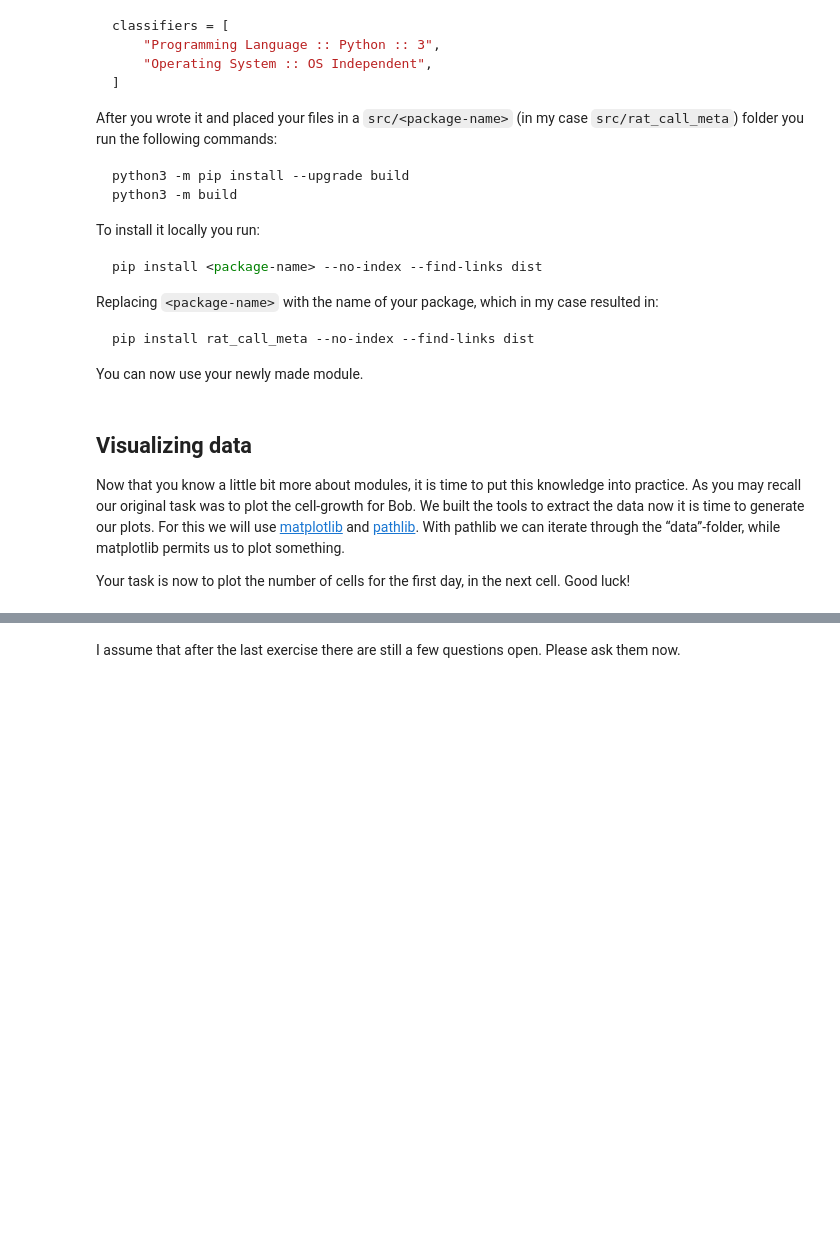
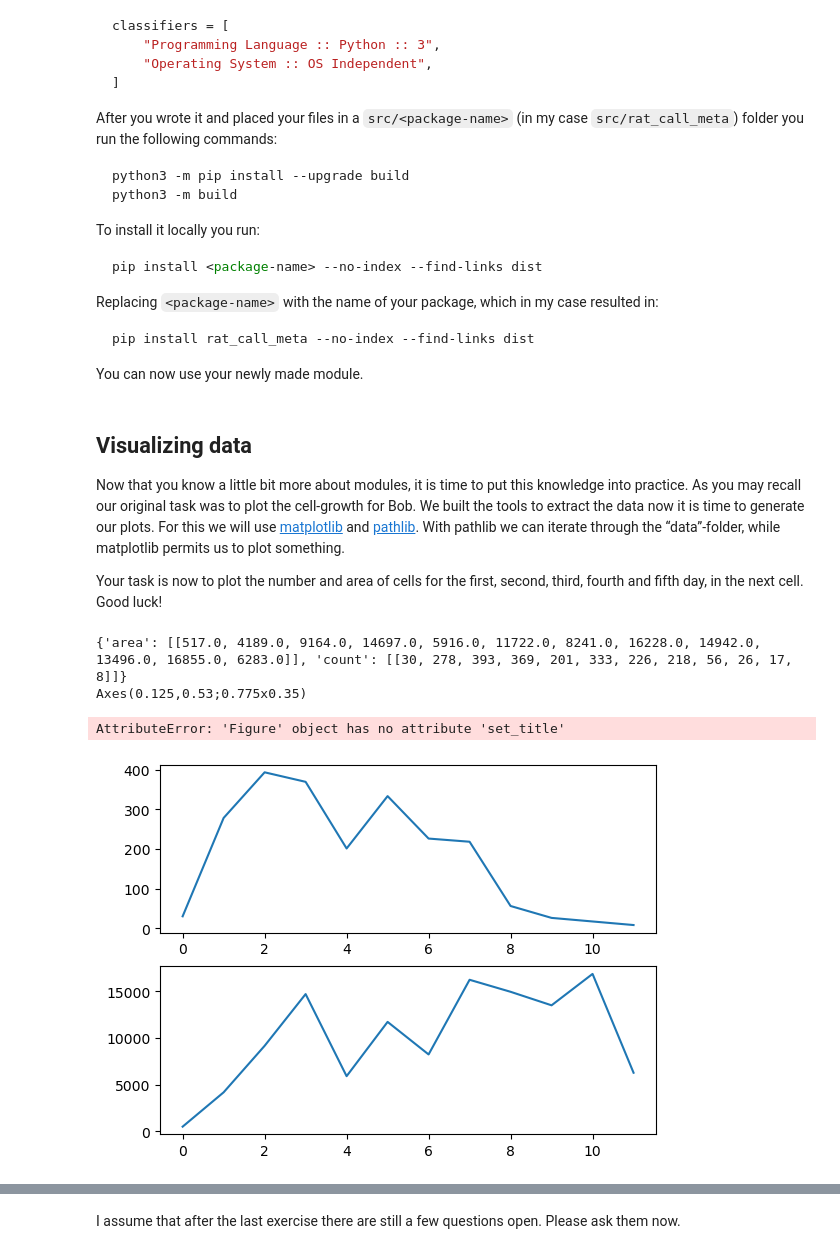
Before and after one commit to Einsied/PythonBasicsForBiologists, a Jupyter notebook: 04_Classes_and_modules.ipynb, the cells around one changed output, grey strips where cells are left out. Drawn from its saved outputs; the diff is of its cells as text; code cells hidden in the pictures; folded sections open; blank space fills up the shorter version.

```diff
--- a/04_Classes_and_modules.ipynb
+++ b/04_Classes_and_modules.ipynb
@@ -887,9 +887,83 @@ You can now use your newly made module.
 
 Now that you know a little bit more about modules, it is time to put this knowledge into practice. As you may recall our original task was to plot the cell-growth for Bob. We built the tools to extract the data now it is time to generate our plots. For this we will use [matplotlib](https://matplotlib.org/stable/users/explain/quick_start.html) and [pathlib](https://matplotlib.org/stable/users/explain/quick_start.html). With pathlib we can iterate through the “data”-folder, while matplotlib permits us to plot something.
 
-Your task is now to plot the number of cells for the first day, in the next cell. Good luck!
+Your task is now to plot the number and area of cells for the first, second, third, fourth and fifth day, in the next cell. Good luck!
 # %%
 # Write your code here
+
+import csv
+import pathlib
+import matplotlib.pyplot
+
+def process_csv(csv_file, dishes):
+    with open(csv_file, "r") as csv_file_handle:
+        _, day, _ , dish_number, _, zoom_factor = str(csv_file).split("_")
+        cell_counter = 0
+        cell_area_counter = 0
+        reader = csv.DictReader(csv_file_handle)
+        for row in reader:
+            cell_counter += 1
+            cell_area_counter += float(row[" Cell Area"])
+        if dish_number not in dishes.keys():
+            dishes[dish_number] = {}
+        dishes[dish_number][day] = {
+            "cell_count": cell_counter,
+            "area": cell_area_counter
+        }
+    return
+
+csv_files = list()
+data_folder = pathlib.Path("./data")
+for csv_file in data_folder.iterdir():
+    if "dish_1" in csv_file.stem:
+        csv_files.append(csv_file)
+
+
+dishes = {}
+for csv_file in csv_files:
+    process_csv(csv_file, dishes)
+
+area = []
+count = []
+cells = {"area": area, "count": count}
+# We know that the dishes are numbered so we iterate over them
+for dish_number in range(1, len(dishes) + 1, 1):
+    dish = dishes[str(dish_number)]
+    dish_area = []
+    dish_count = []
+    # We know that the days in the dishes are numbered
+    for day_number in range(1, len(dish) + 1, 1):
+        value_pair = dish[str(day_number)]
+        day_area = value_pair["area"]
+        day_count = value_pair["cell_count"]
+        dish_area.append(day_area)
+        dish_count.append(day_count)
+    area.append(dish_area)
+    count.append(dish_count)
+
+print(cells)
+
+figure, axes = matplotlib.pyplot.subplots(2,1)
+print(axes[0])
+days = [day for day in range(0, len(cells["count"][0]), 1)]
+for dish in range(0, len(cells["count"])):
+    axes[0].plot(days, cells["count"][dish], label=f"Dish {dish}")
+    axes[1].plot(days, cells["area"][dish], label=f"Dish {dish}")
+figure.set_title("Cell growth")
+axes[0].set_title("Cell count")
+axes[0].set_xlabel("Days")
+axes[0].set_ylabel("Number of cells")
+axes[1].set_title("Cell area")
+axes[1].set_xlabel("Days")
+axes[1].set_ylabel("Area covered by cells")
+axes[0].legend()
+axes[1].legend()
+matplotlib.pyplot.show()
+# %% [output]
+{'area': [[517.0, 4189.0, 9164.0, 14697.0, 5916.0, 11722.0, 8241.0, 16228.0, 14942.0, 13496.0, 16855.0, 6283.0]], 'count': [[30, 278, 393, 369, 201, 333, 226, 218, 56, 26, 17, 8]]}
+Axes(0.125,0.53;0.775x0.35)
+AttributeError: 'Figure' object has no attribute 'set_title'
+[figure, added]
 # %% [markdown]
 <details>
   <summary>Click to reveal suggested solution</summary>
```
Also changed, not shown: parts of 1 cell of this notebook.
